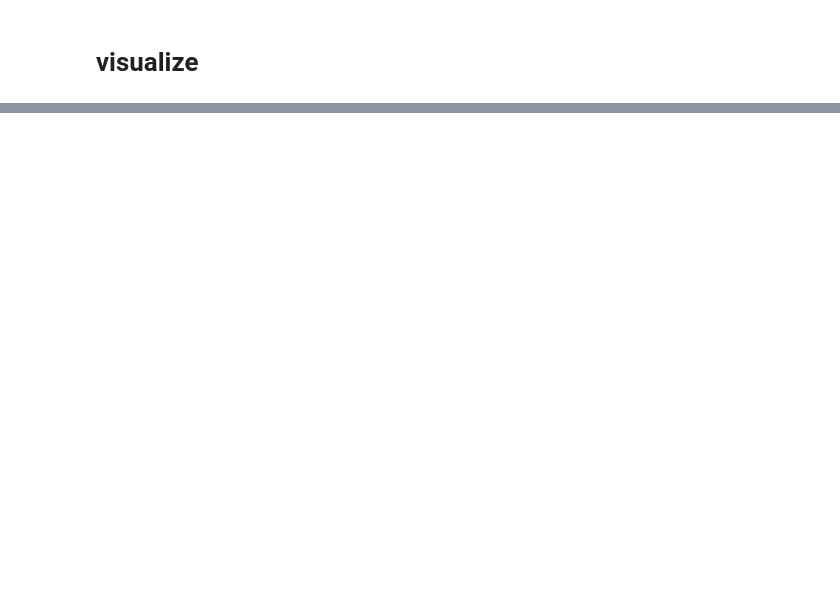
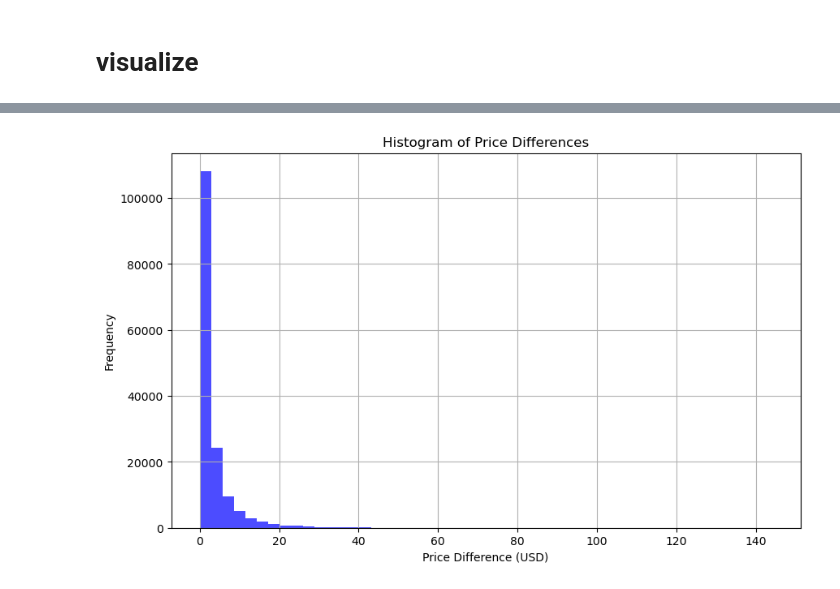
Before and after one commit to chrispyroberts/prediction-markets, a Jupyter notebook: crypto/brti_aws_database_reading/historical_brti_analysis.ipynb, the cells around one changed output, grey strips where cells are left out. Saved outputs shown, nothing was run; the diff lists cells and outputs as text; code cells hidden in the pictures; blank space fills up the shorter version.

```diff
--- a/crypto/brti_aws_database_reading/historical_brti_analysis.ipynb
+++ b/crypto/brti_aws_database_reading/historical_brti_analysis.ipynb
@@ -103,0 +104,21 @@ plt.show()
+# %%
+df['price_diff'] = df['price'].diff().abs()
+
+# plot histogram of price differences
+plt.figure(figsize=(10, 6))
+plt.hist(df['price_diff'].dropna(), bins=50, color='blue', alpha=0.7)
+plt.title("Histogram of Price Differences")
+plt.xlabel("Price Difference (USD)")
+plt.ylabel("Frequency")
+plt.grid(True)
+plt.show()
+
+
+# check for price differences greater than 0.5
+price_threshold = 80
+price_diff_above_threshold = df[df['price_diff'] > price_threshold]
+# Display rows with significant price differences
+print("Rows with price differences greater than $0.5:")
+print(price_diff_above_threshold[['id', 'price', 'timestamp', 'price_diff']])
+# %% [output]
+[figure, added]
```
Also changed, not shown: parts of 5 cells of this notebook, 6 other files.
